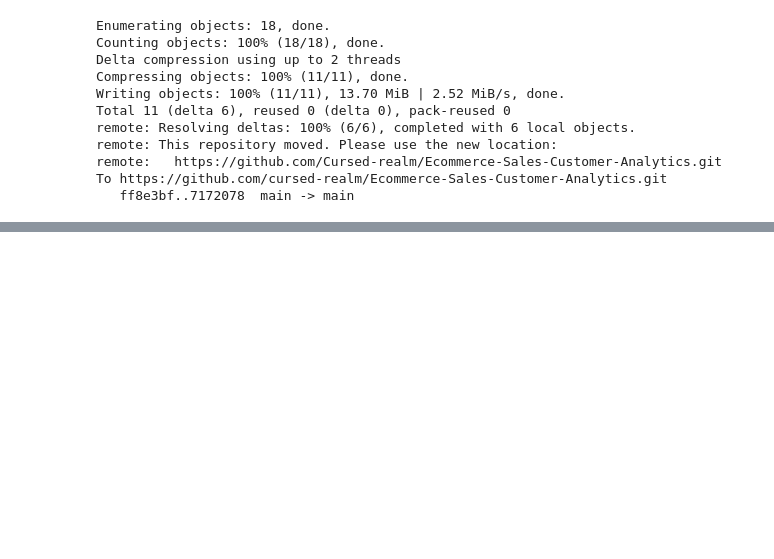
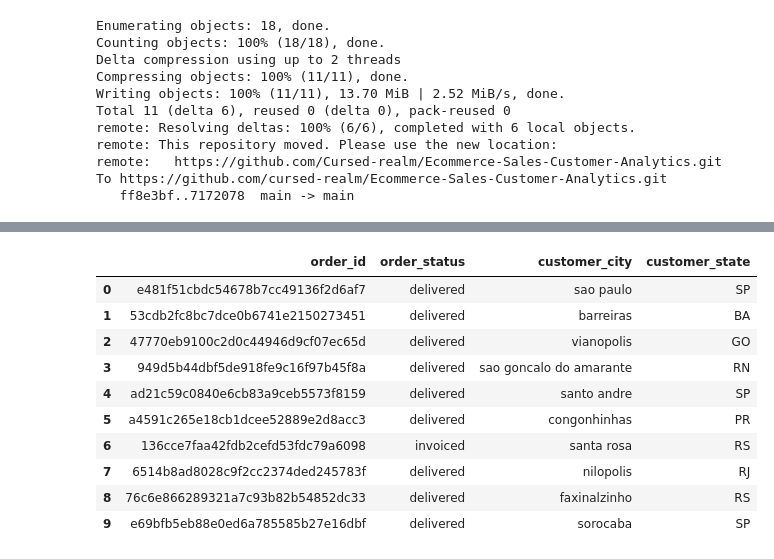
Before and after one commit to Cursed-realm/Ecommerce-Sales-Customer-Analytics, a Jupyter notebook: Ecommerce_Sales_Customer_Analytics.ipynb, the cells around one changed output, grey strips where cells are left out. Cells and saved outputs as stored; diff of their text form; code cells hidden in the pictures; blank space fills up the shorter version.

Commit message:
Day 2 fix + Day 3: converted date columns, filled missing product metadata, built SQLite database with JOIN queries (category revenue, customer geography)

```diff
--- a/Ecommerce_Sales_Customer_Analytics.ipynb
+++ b/Ecommerce_Sales_Customer_Analytics.ipynb
@@ -468,3 +465,17 @@ remote: This repository moved. Please use the new location:
 remote:   https://github.com/Cursed-realm/Ecommerce-Sales-Customer-Analytics.git
 To https://github.com/cursed-realm/Ecommerce-Sales-Customer-Analytics.git
    ff8e3bf..7172078  main -> main
+# %%
+import pandas as pd
+
+orders = pd.read_csv("olist_orders_dataset.csv")
+order_items = pd.read_csv("olist_order_items_dataset.csv")
+products = pd.read_csv("olist_products_dataset.csv")
+
+print("Orders dtypes:")
+print(orders.dtypes)
+print("\nOrders missing values:")
+print(orders.isnull().sum())
+print("\nProducts missing values:")
+print(products.isnull().sum())
+print("\nDuplicate rows in orders:", orders.duplicated().sum())
@@ -470,0 +500,8 @@ To https://github.com/cursed-realm/Ecommerce-Sales-Customer-Analytics.git
+# %%
+date_cols = ['order_purchase_timestamp', 'order_approved_at', 'order_delivered_carrier_date',
+             'order_delivered_customer_date', 'order_estimated_delivery_date']
+
+for col in date_cols:
+    orders[col] = pd.to_datetime(orders[col])
+
+orders.dtypes
@@ -470,0 +540,11 @@ To https://github.com/cursed-realm/Ecommerce-Sales-Customer-Analytics.git
+# %%
+import sqlite3
+
+conn = sqlite3.connect('ecommerce.db')
+
+customers.to_sql('customers', conn, if_exists='replace', index=False)
+orders.to_sql('orders', conn, if_exists='replace', index=False)
+order_items.to_sql('order_items', conn, if_exists='replace', index=False)
+products.to_sql('products', conn, if_exists='replace', index=False)
+payments.to_sql('payments', conn, if_exists='replace', index=False)
+sellers.to_sql('sellers', conn, if_exists='replace', index=False)
@@ -470,0 +587,21 @@ To https://github.com/cursed-realm/Ecommerce-Sales-Customer-Analytics.git
+# %%
+query = """
+SELECT o.order_id, o.order_status, c.customer_city, c.customer_state
+FROM orders o
+JOIN customers c ON o.customer_id = c.customer_id
+LIMIT 10;
+"""
+
+pd.read_sql(query, conn)
+# %% [output]
+|  | order_id | order_status | customer_city | customer_state |
+| 0 | e481f51cbdc54678b7cc49136f2d6af7 | delivered | sao paulo | SP |
+| 1 | 53cdb2fc8bc7dce0b6741e2150273451 | delivered | barreiras | BA |
+| 2 | 47770eb9100c2d0c44946d9cf07ec65d | delivered | vianopolis | GO |
+| 3 | 949d5b44dbf5de918fe9c16f97b45f8a | delivered | sao goncalo do amarante | RN |
+| 4 | ad21c59c0840e6cb83a9ceb5573f8159 | delivered | santo andre | SP |
+| 5 | a4591c265e18cb1dcee52889e2d8acc3 | delivered | congonhinhas | PR |
+| 6 | 136cce7faa42fdb2cefd53fdc79a6098 | invoiced | santa rosa | RS |
+| 7 | 6514b8ad8028c9f2cc2374ded245783f | delivered | nilopolis | RJ |
+| 8 | 76c6e866289321a7c93b82b54852dc33 | delivered | faxinalzinho | RS |
+| 9 | e69bfb5eb88e0ed6a785585b27e16dbf | delivered | sorocaba | SP |
```
Also changed, not shown: parts of 19 cells of this notebook.
